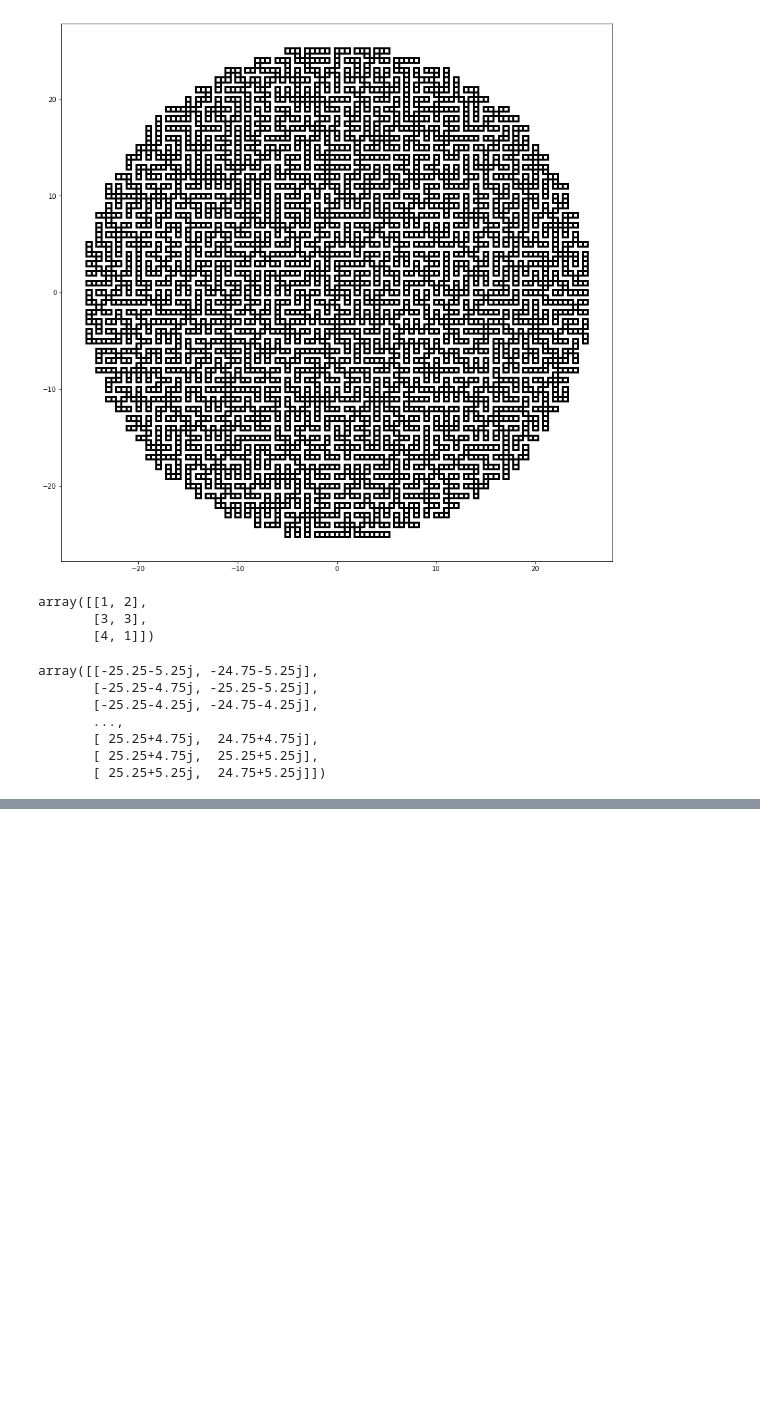
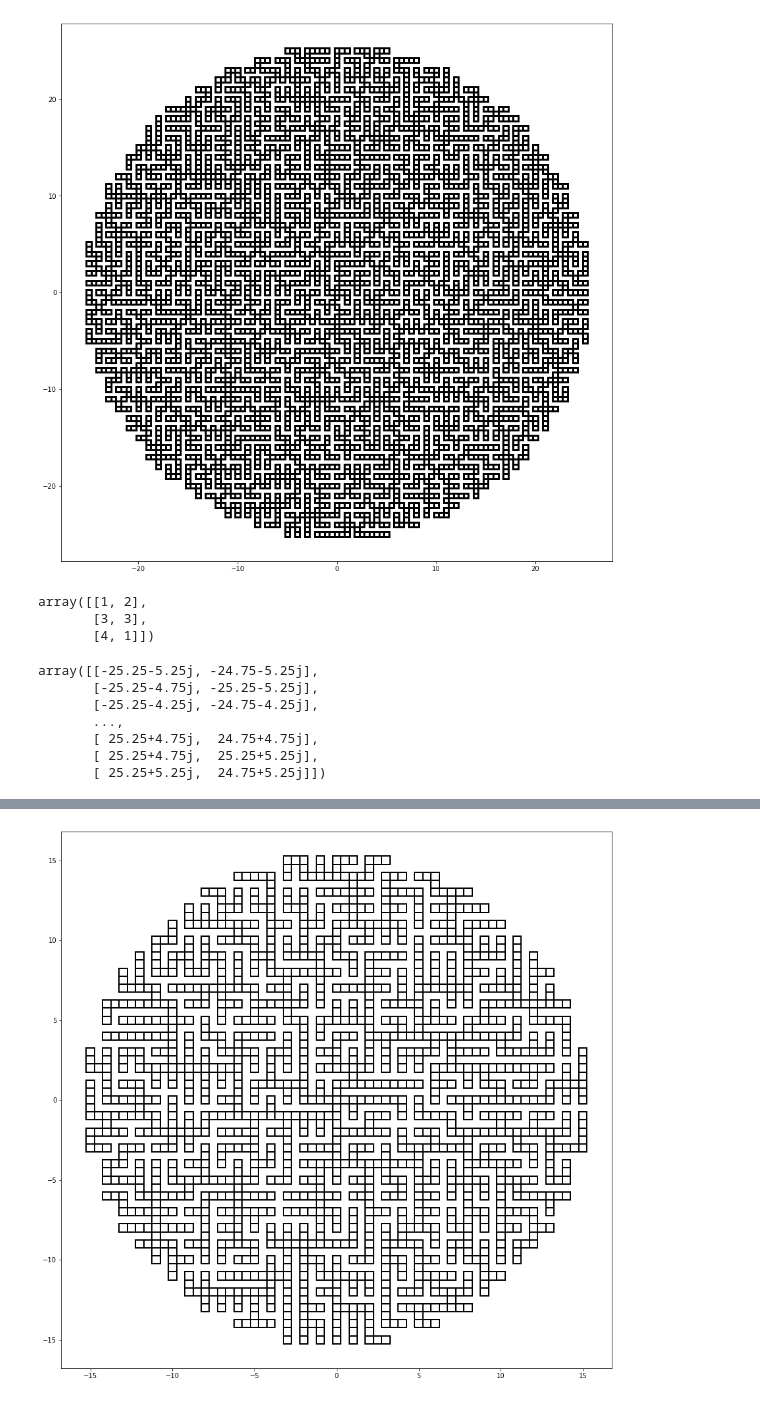
Before and after one commit to mango314/math-blog, a Jupyter notebook: 2019/100119 - UST.ipynb, the cells around one changed output, grey strips where cells are left out. Drawn from its saved outputs; the diff is of its cells as text; code cells hidden in the pictures; blank space fills up the shorter version.

Commit message:
scrabble

```diff
--- a/2019/100119 - UST.ipynb
+++ b/2019/100119 - UST.ipynb
@@ -464,0 +479,79 @@ plt.show()
+# %%
+# SCRABBLE
+
+# try to generate a uniform spanning tree of the rectangular grid
+
+V = []
+E = []
+
+# not visited vertices
+L  = 15
+V1 = [ a+1j*b for a in range(-L-1,L+1) for b in range(-L-1,L+1) if a**2 + b**2  < (L+0.5)**2]
+#V1 = [ a+1j*b for a in range(-L-1,L+1) for b in range(-L-1,L+1) if True]
+
+x = 0
+V += [x]
+
+print("abc")
+
+for t in range(len(V1)-1):
+
+
+
+    dx = [1, -1, 1j, -1j]
+
+    #print(len([v for v in V1 if v not in V]), len(V1), len(V))
+
+    x = [v for v in V1 if v not in V][int((len(V1) - len(V))*np.random.random())]
+
+    while x not in V:
+
+        z = x + dx[int(4*np.random.random())]
+
+        #if np.abs(z.real) < L + 0.5 and np.abs(z.imag) < L + 0.5:
+
+        if np.abs(z) < L + 0.5:
+
+            if z in V:
+                E += [(x,z)]
+
+                V += [x]
+
+            x = z
+
+#E, V
+
+# another "derivative" random walk "around" E -- the boundary operator
+
+print("def")
+
+E = np.array(E)
+
+
+
+
+# linear transformation rotate each edge 90 degrees
+E1 = [ [ 0.5*(e[0] + e[1]) + 0.5j*(e[0] - e[1]) , 0.5*(e[0] + e[1])  - 0.5j*(e[0] - e[1])  ] for e in E ]
+
+E1 = np.array(E1)
+
+#plt.plot(E1.T.real, E1.T.imag, 'b-')
+
+E2 = [ [ v + 1j**n*0.25*(1+1j) for n in range(4)] for e in E for v in  [ e[0], 0.5*(e[0] + e[1]), e[1] ] ]
+
+E2 = np.array(E2)
+
+
+E3 = [ [ e[n], e[(n+1) % 4] ] for e in E2 for n in range(4)  ]
+#E3 = np.array(E3)
+
+E4 = { tuple(e) : 0 for e in E3 }
+#E3 = np.unique(E3, axis=0)
+for e in E3:
+    E4[tuple(e)] += 1
+
+E5 = [ e for e in E4.keys() if E4[tuple(e)] > 0 ]
+E5 = np.array(E5)
+plt.plot(E5.T.real, E5.T.imag, 'k-', linewidth=2)
+plt.show()
+# %% [output]
@@ -464,0 +560 @@ plt.show()
+[figure, added]
```
Also changed, not shown: parts of 7 cells of this notebook.
